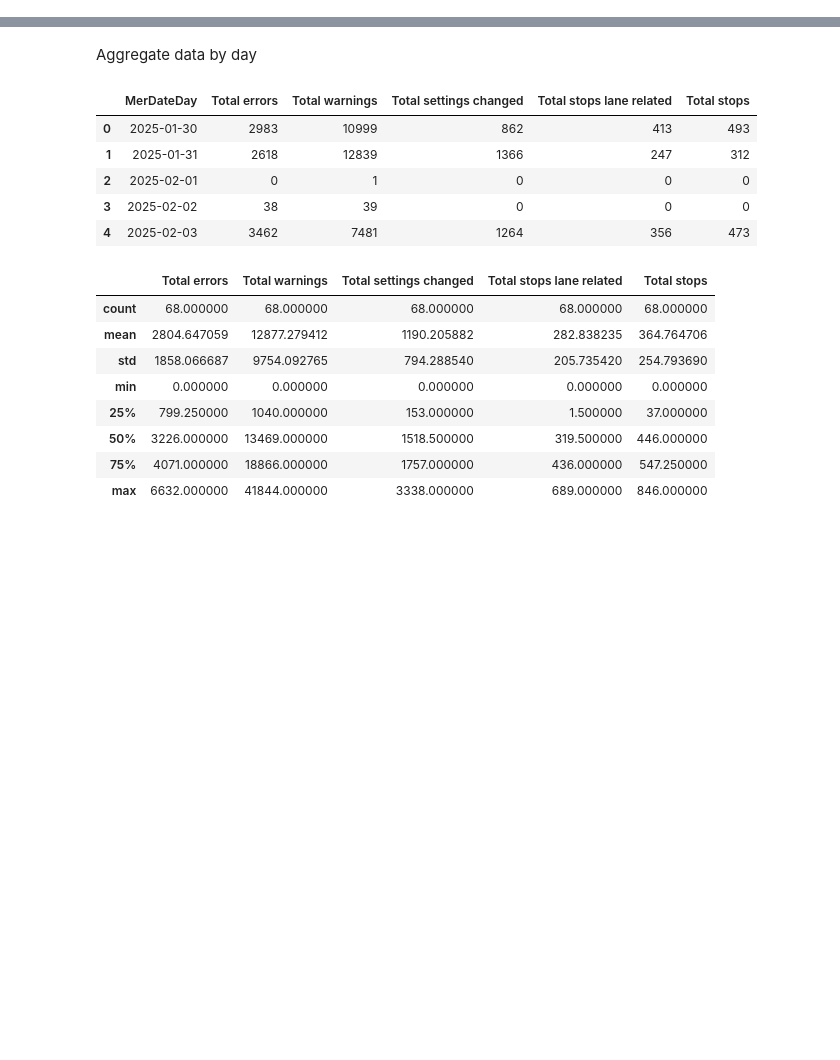
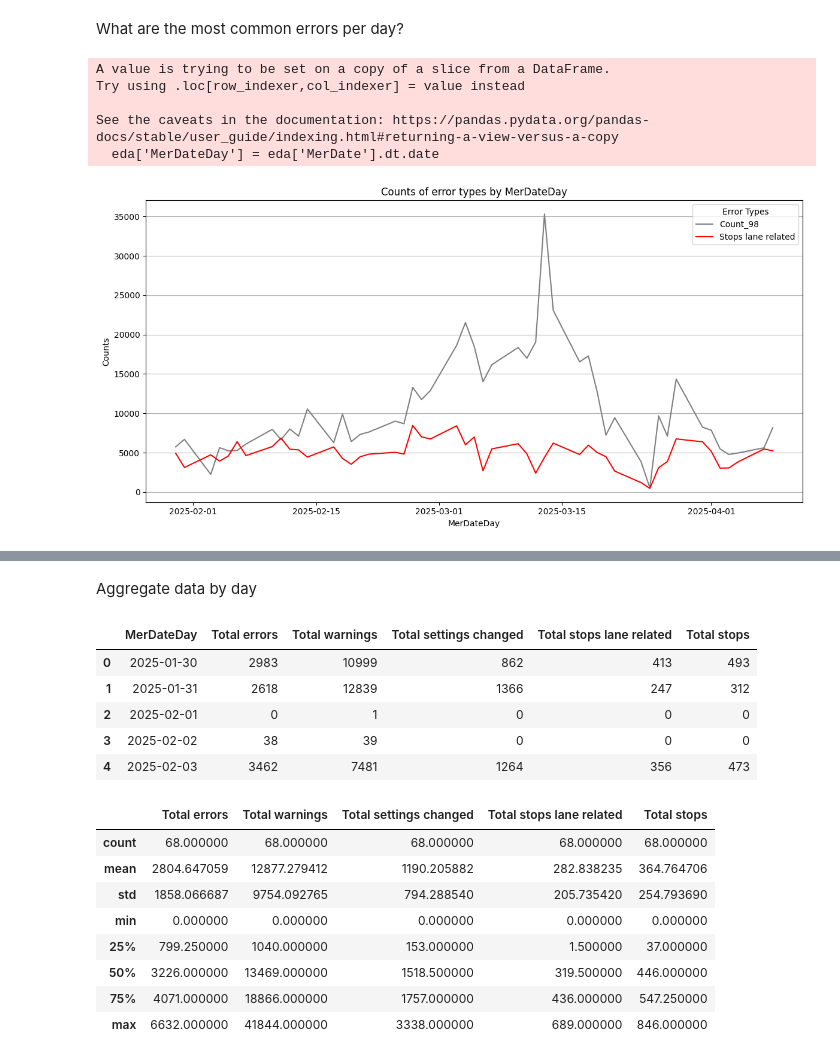
Before and after one commit to AcidSudo/Sanovo_19052025, a Jupyter notebook: exploration_04062025.ipynb, the cells around one changed output, grey strips where cells are left out. Cells and saved outputs as stored; diff of their text form; code cells hidden in the pictures; blank space fills up the shorter version.

```diff
--- a/exploration_04062025.ipynb
+++ b/exploration_04062025.ipynb
@@ -14,0 +51,63 @@ test.head()
+# %% [markdown]
+What are the most common errors per day?
+# %%
+eda = test[(test['MerType'] == 21) &(test['MerNumber'] >= 400) | ((test['MerType'] == 8) & (test['MerNumber'] == 0)) | ((test['MerType'] == 22) & (test['MerNumber'] == 98))]
+
+eda['MerDateDay'] = eda['MerDate'].dt.date
+eda_agg = eda.groupby('MerDateDay').apply(
+    lambda x: pd.Series({
+        'Count_411': (x['MerNumber'] == 411).sum(),
+        'Count_414': (x['MerNumber'] == 414).sum(),
+        'Count_460': (x['MerNumber'] == 460).sum(),
+        'Count_456': (x['MerNumber'] == 456).sum(),
+        'Count_452': (x['MerNumber'] == 452).sum(),
+        'Count_401': (x['MerNumber'] == 401).sum(),
+        'Count_98': (x['MerNumber'] == 98).sum(),
+        # 'Count_470': (x['MerNumber'] == 470).sum(),
+        # 'Count_412': (x['MerNumber'] == 412).sum(),
+        # 'Count_410': (x['MerNumber'] == 410).sum(),
+        # 'Count_415': (x['MerNumber'] == 415).sum(),
+        # 'Count_420': (x['MerNumber'] == 420).sum(),
+        # 'Count_462': (x['MerNumber'] == 462).sum(),
+        # 'Count_430': (x['MerNumber'] == 430).sum(),
+        # 'Count_413': (x['MerNumber'] == 413).sum(),
+        # 'Count_480': (x['MerNumber'] == 480).sum(),
+        # 'Count_440': (x['MerNumber'] == 440).sum(),
+        # 'Count_483': (x['MerNumber'] == 483).sum(),
+        # 'Count_450': (x['MerNumber'] == 450).sum(),
+        # 'Count_511': (x['MerNumber'] == 511).sum(),
+        'Stops lane related': ((x['MerType'] == 8) & (x['MerNumber'] == 0)).sum() * 10
+
+        # 'Stops lane related': ((x['MerType'] == 8) & (x['MerNumber'] == 0) & (x['MerSubNumber'] == 2)).sum() * 10 #we only want lane related errors MerSubNumber 2 is lane related
+    })
+).reset_index()
+
+# eda_agg = eda_agg[eda_agg['MerDateDay'].apply(lambda x: pd.to_datetime(x).month).isin([1, 2])]
+
+eda_agg.plot(
+    x='MerDateDay',
+    y=['Count_98', 'Stops lane related'],
+
+    # y=['Count_411', 'Count_414', 'Count_460', 'Count_456', 'Count_452', 'Count_401', 'Count_98', 'Stops lane related'],
+    kind='line',
+    figsize=(12, 6),
+    color=['grey', 'red']
+
+    # color=['#A9A9A9', '#708090', '#5F9EA0', '#4682B4', '#4169E1', '#0000FF', 'grey', 'red']
+)
+
+# Add labels, title, and legend
+plt.xlabel('MerDateDay')
+plt.ylabel('Counts')
+plt.title('Counts of error types by MerDateDay')
+plt.legend(title='Error Types')
+plt.grid(axis='y')
+plt.tight_layout()
+plt.show()
+# %% [output]
+A value is trying to be set on a copy of a slice from a DataFrame.
+Try using .loc[row_indexer,col_indexer] = value instead
+
+See the caveats in the documentation: https://pandas.pydata.org/pandas-docs/stable/user_guide/indexing.html#returning-a-view-versus-a-copy
+  eda['MerDateDay'] = eda['MerDate'].dt.date
+[figure, added]
```
Also changed, not shown: parts of 8 cells of this notebook, 1 other file.
